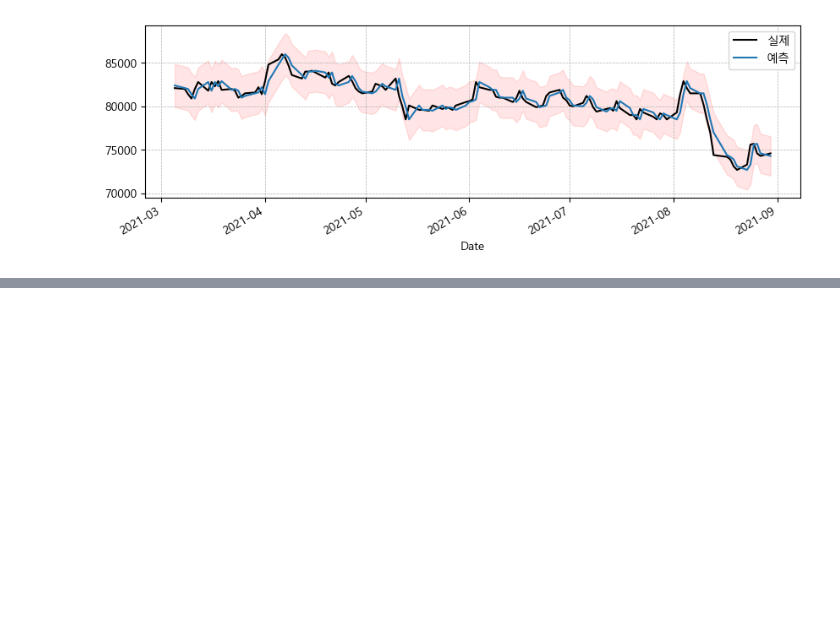
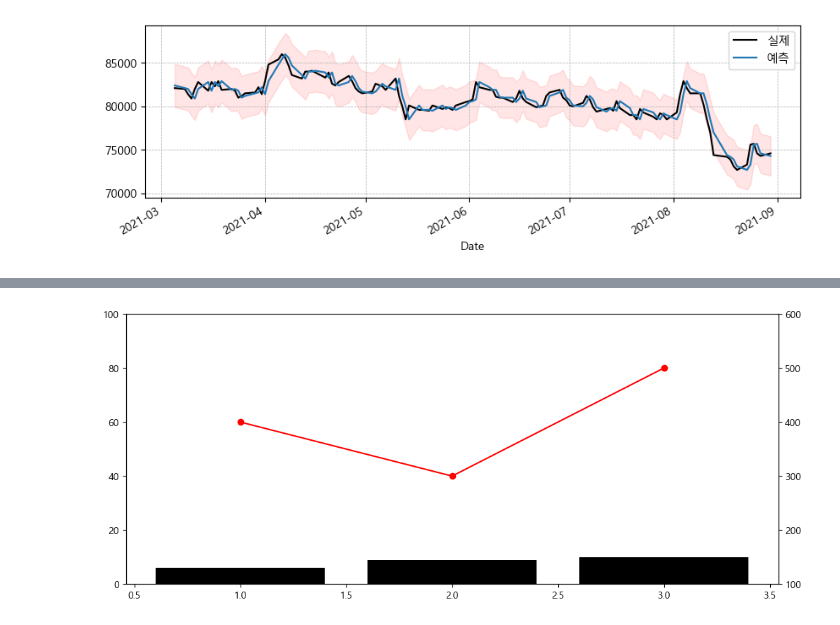
Before and after one commit to junhwan4769/python0, a Jupyter notebook: 05.인공지능/09.시계열(ARIMA).ipynb, the cells around one changed output, grey strips where cells are left out. Cells and saved outputs as stored; diff of their text form; code cells hidden in the pictures; blank space fills up the shorter version.

```diff
--- a/05.인공지능/09.시계열(ARIMA).ipynb
+++ b/05.인공지능/09.시계열(ARIMA).ipynb
@@ -314,0 +452,10 @@ plt.show()
+# %%
+fig, ax1 = plt.subplots(figsize=(12,5))
+ax1.bar([1,2,3], [6,9,10], color='black')
+ax1.set_ylim(0,100)
+ax2 = ax1.twinx()
+ax2.plot([1,2,3], [400,300,500], color='red', marker='o')
+ax2.set_ylim(100,600)
+plt.show()
+# %% [output]
+[figure, added]
```
Also changed, not shown: parts of 19 cells of this notebook, 12 other files.
